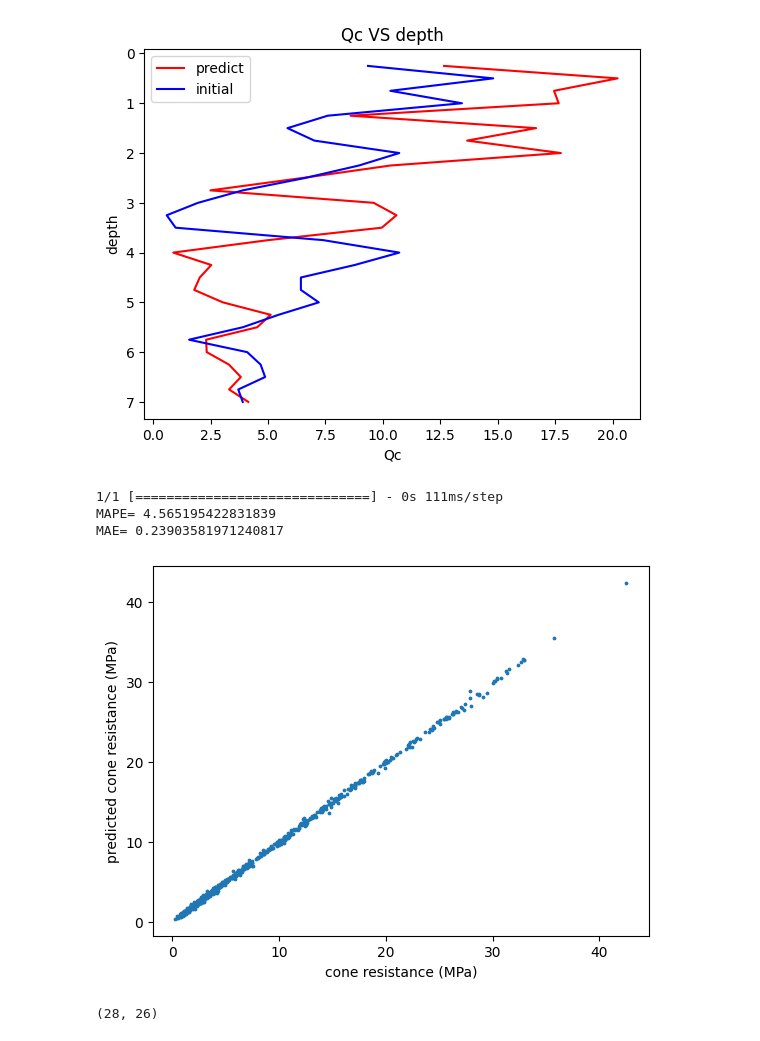
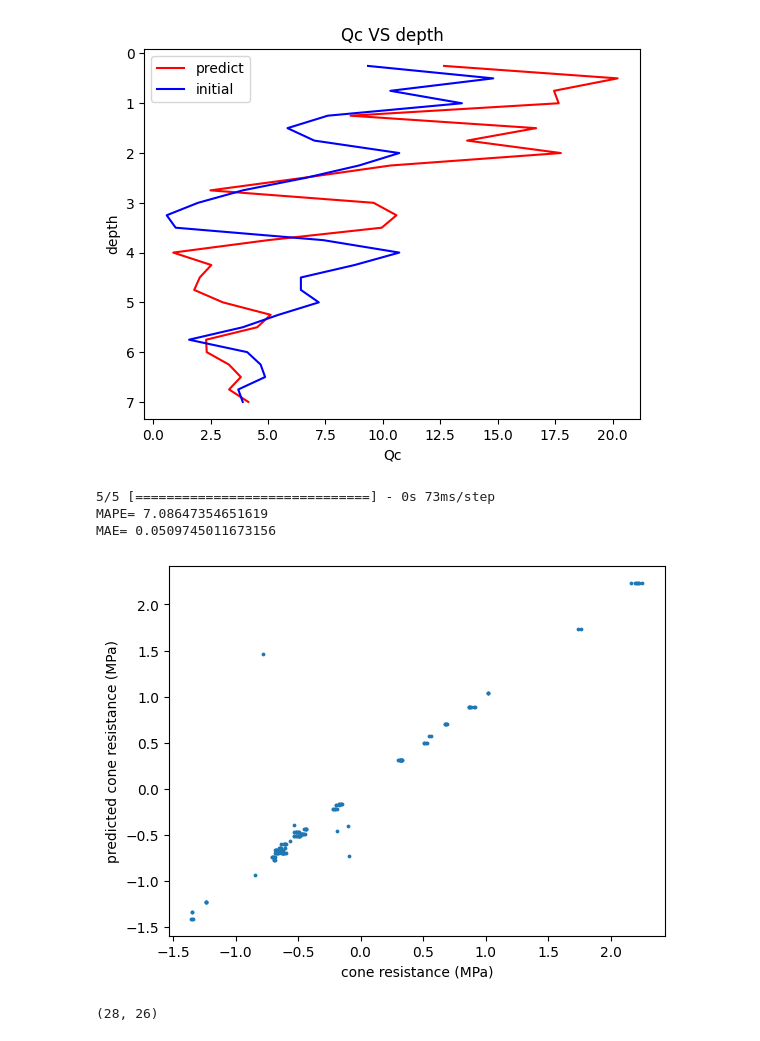
Before and after one commit to Sompote/RIC_transformer, a Jupyter notebook: sequence2sequence.ipynb, the cells around one changed output. Saved outputs shown, nothing was run; the diff lists cells and outputs as text; code cells hidden in the pictures.

```diff
--- a/sequence2sequence.ipynb
+++ b/sequence2sequence.ipynb
@@ -252,4 +228,0 @@ X_train, X_test, X_feature_train, X_feature_test, Y_train, Y_test, y_d_train,y_d
-# %%
-X_train=X_train_CNN
-Y_train=y_train
-X_feature_train=x_feature
@@ -267,6 +236,7 @@ from keras.layers import LSTM, Dense
 from keras.metrics import MeanAbsolutePercentageError
 from keras import *
 from keras.optimizers import Adam
+import keras_nlp
 #from attention import Attention
 
 
@@ -295,8 +265,9 @@ def transformer_encoder(inputs, head_size, num_heads, ff_dim,
 def CNN_model(cnn_input_shape):
   # Create the CNN model
   cnn_input = Input(shape=cnn_input_shape,name='CNN_input')
+  input = keras_nlp.layers.PositionEmbedding(sequence_length=cnn_input_shape[0])(cnn_input)
 
-  layer=transformer_encoder(cnn_input, head_size=24, num_heads=10, ff_dim=2,
+  layer=transformer_encoder(input, head_size=24, num_heads=10, ff_dim=2,
                         dropout=0.2, attention_axes=None)
   cnn_output = Flatten()(layer)
   cnn_output = Dense(50, activation='linear')(cnn_output)
@@ -338,7 +309,7 @@ def LSTM_model(dense_input_shape):
   layer=transformer_encoder(dense_input, head_size=24, num_heads=10, ff_dim=2,
                         dropout=0.2, attention_axes=None)
 
-  dense_output = LSTM(200,return_sequences=True)(layer)
+  dense_output = LSTM(100,return_sequences=True)(layer)
 
   layer = Flatten()(dense_output)
 
@@ -384,7 +355,12 @@ def decoding_model(latent_dim,feature_dim,time_step):
   layerf_int=  Dense(40, activation='sigmoid')(inputs_f)
   layerfeature=  Dense(latent_dim, activation='sigmoid')(layerf_int)
 
-  input_lag=Input(shape=(None,1), name='lag_input')
+  input_lag=Input(shape=(time_step,1), name='lag_input')
+  #input = keras_nlp.layers.PositionEmbedding(sequence_length=time_step)(input_lag)
+  #layer = LSTM(20)(input_lag)
+  #input = keras_nlp.layers.PositionEmbedding(sequence_length=time_step)(input_lag)
+  #x = layers.LayerNormalization(epsilon=1e-6)(input)
+
   layer = LSTM(20)(input_lag)
   layer= Dense(40, activation='sigmoid')(layer)
   layer_LSTM=  Dense(latent_dim, activation='sigmoid')(layer)
@@ -424,7 +400,7 @@ LSTM_input_shape=(X_train.shape[1],X_train.shape[2])
 
 feature_dim=X_feature.shape[1]
 latent_dim=16
-time_step=Y_train.shape[1]
+time_step=X_train.shape[1]
 model_cnn=CNN_model(cnn_input_shape)
 model_lstm= LSTM_model(LSTM_input_shape)
 
@@ -635,46 +590,47 @@ plt.show()
 model_transform.save('transformer.h5')
 # %%
 def mape(y_true, y_pred):
-  mape=np.mean(np.abs((Y - y_pred)/Y))*100
+  mape=np.mean(np.abs((y_true - y_pred)/y_true ))*100
   # return mean of percentage errors
   return mape
 
 
 def mae(y_true, y_pred):
-  mae=np.mean(np.abs(Y - y_pred))
+  mae=np.mean(np.abs(y_true - y_pred))
   # return mean of percentage errors
   return mae
 
-y=model_transform.predict([x_feature,X_train_CNN,X_train_CNN])
-y_pred=sc_y.inverse_transform(y)
+y=model_transform.predict([X_feature_test,X_test, X_test,y_d_test])
 
-mape=mape(Y,y_pred)
-mae=mae(Y,y_pred)
+#_pred=sc_y.inverse_transform(y)
+
+mape=mape(Y_test,y)
+mae=mae(Y_test,y)
 
 print('MAPE=', mape)
 print('MAE=', mae)
 # %% [output]
-1/1 [==============================] - 0s 111ms/step
-MAPE= 4.565195422831839
-MAE= 0.23903581971240817
+5/5 [==============================] - 0s 73ms/step
+MAPE= 7.08647354651619
+MAE= 0.0509745011673156
 # %%
 import matplotlib.pyplot as plt
 
 
 Y=data[:,34:62]
 
 # Plot the data points as a scatter plot
-plt.scatter(y_pred, Y, s=3)
+plt.scatter(y, Y_test, s=3)
 
 # Add labels and title
 plt.xlabel('cone resistance (MPa)')
 plt.ylabel('predicted cone resistance (MPa)')
 
 
 # Show the plot on the screen
 plt.show()
 # %% [output]
-[figure, old version]
+[figure, new version]
 # %%
 com=np.concatenate((y_pred,Y),axis=0)
 np.savetxt('predict.csv', com, delimiter=',')
```
Also changed, not shown: parts of 26 cells of this notebook.
